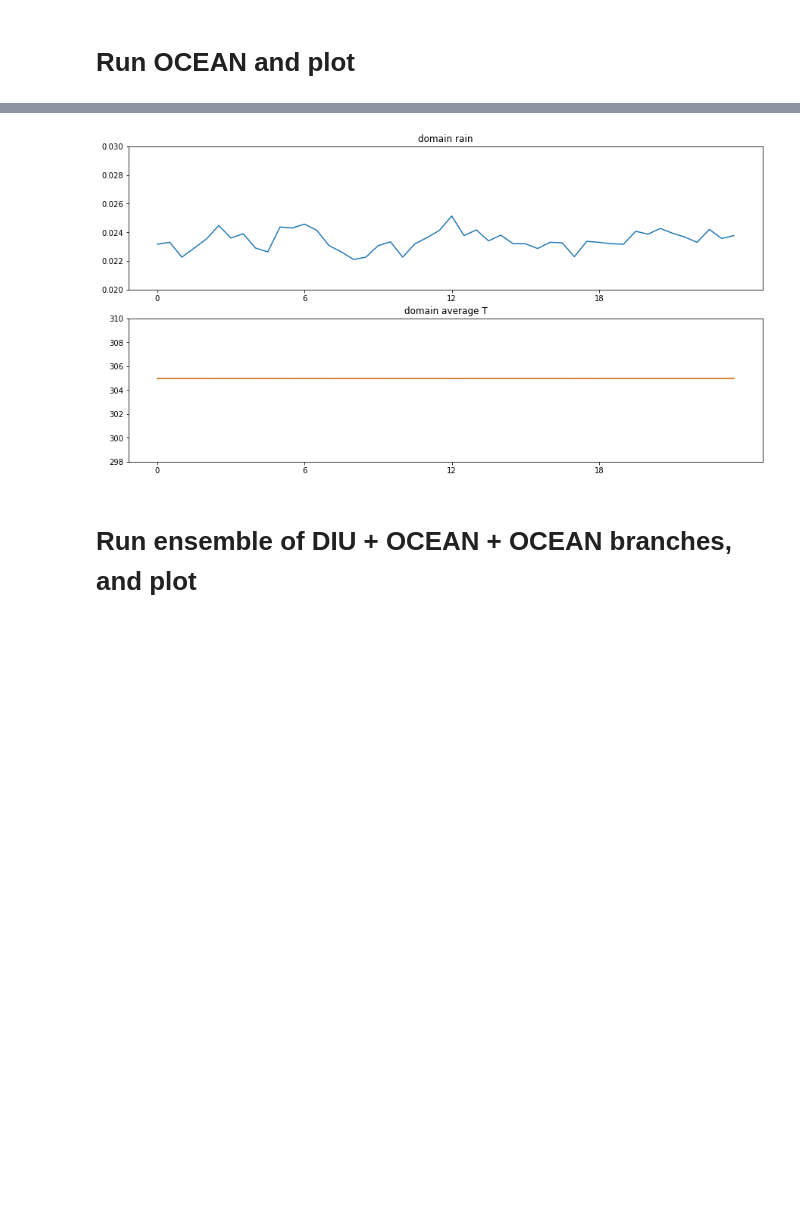
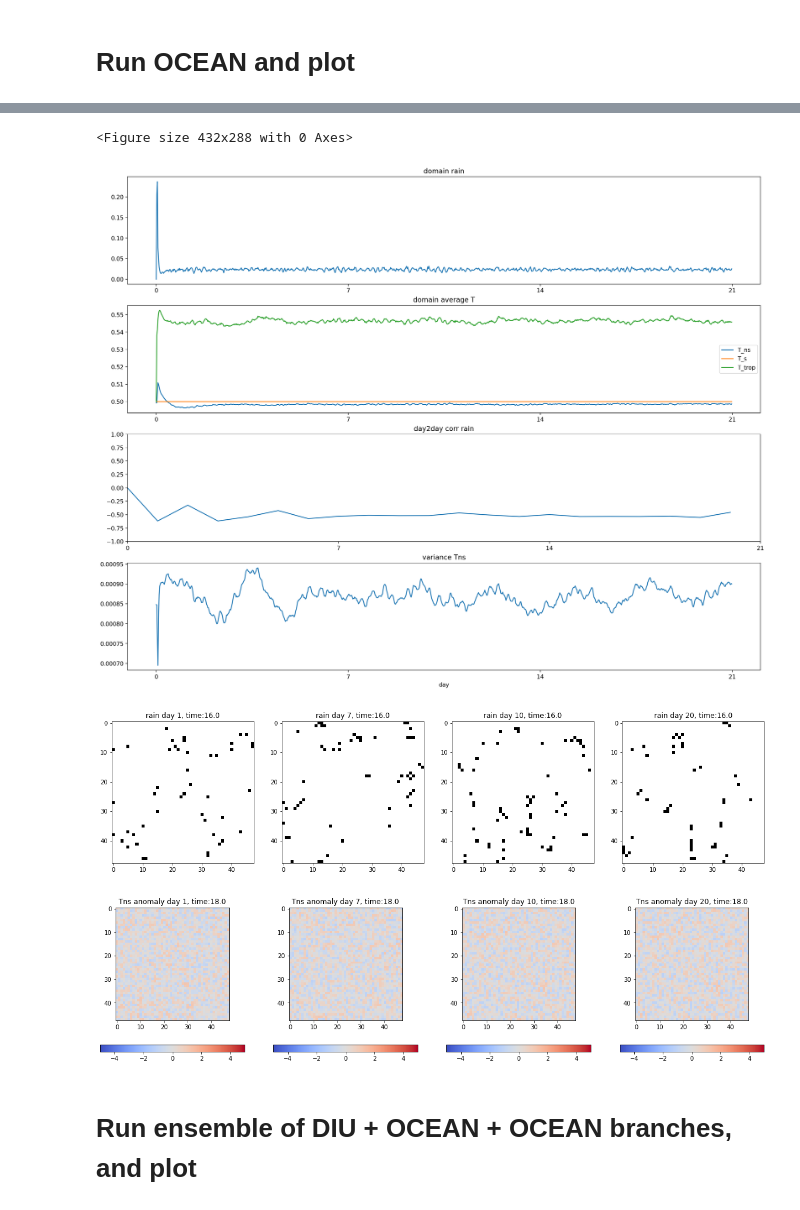
Before and after one commit to irenelivia/gameofcloud, a Jupyter notebook: GameOfCloud_Plotting.ipynb, the cells around one changed output, grey strips where cells are left out. Drawn from its saved outputs; the diff is of its cells as text; code cells hidden in the pictures; blank space fills up the shorter version.

```diff
--- a/GameOfCloud_Plotting.ipynb
+++ b/GameOfCloud_Plotting.ipynb
@@ -171,7 +36,7 @@ ax2.set_xticklabels(np.arange(0,ndays+1,7))
 # Run OCEAN and plot
 # %%
 %matplotlib inline
-ndays_ocean = 20
+ndays_ocean = 21
 
 x_ocean, Tns_ocean, counter_ocean, trop_temp_saved_ocean = gameofcloud(ndays_ocean, DIU=False,persistence='yes', branching=False, Tns_branch=False)
 
@@ -276,31 +44,9 @@ avg activity 0.02378969545717592
-# %%
-%matplotlib inline
-
-cps = Tns_ocean[:] - np.mean(Tns_ocean,axis=(1,2))[:,None,None]
-
-fig = plt.figure(figsize=(15,16))
-ax1 = plt.subplot(411)
-
-ax1.set_title('domain rain')
-rain_timeseries=np.mean(x_ocean, axis=(1,2))
-ax1.plot(np.mean(rain_timeseries[7*48:].reshape(-1, 48), axis=0))
-ax1.set_xticks(np.arange(0,48,12))
-ax1.set_xticklabels(np.arange(0,24,6))
-ax1.set_ylim(0.02,0.03)
-
-ax2 = plt.subplot(412)
-ax2.set_title('domain average T')
-#np.mean(arr.reshape(-1, 3), axis=1)
-Tns_timeseries=295+20*np.mean(Tns_ocean, axis=(1,2))
-#295+20*Ts(np.arange(0,np.size(np.mean(Tns, axis=(1,2)))),nsteps_day,True)
-ax2.plot(np.ones(48)*(295+20*Ts(np.arange(0,48),48,False)))
-ax2.plot( np.mean(Tns_timeseries[7*48:].reshape(-1, 48), axis=0), label='T_ns')
-
-ax2.set_ylim(298,310)
-ax2.set_xticks(np.arange(0,48,12))
-ax2.set_xticklabels(np.arange(0,24,6))
-plt.show()
-# %% [output]
-[figure, removed]
+# %%
+plot_gameofcloud(False, N_steps_day, ndays_ocean, Tns_ocean, x_ocean, trop_temp_saved_ocean)
+# %% [output]
+<Figure size 432x288 with 0 Axes>
+[figure, added]
+[figure, added]
+[figure, added]
 # %% [markdown]
 # Run ensemble of DIU + OCEAN + OCEAN branches, and plot
```
Also changed, not shown: parts of 16 cells of this notebook.
